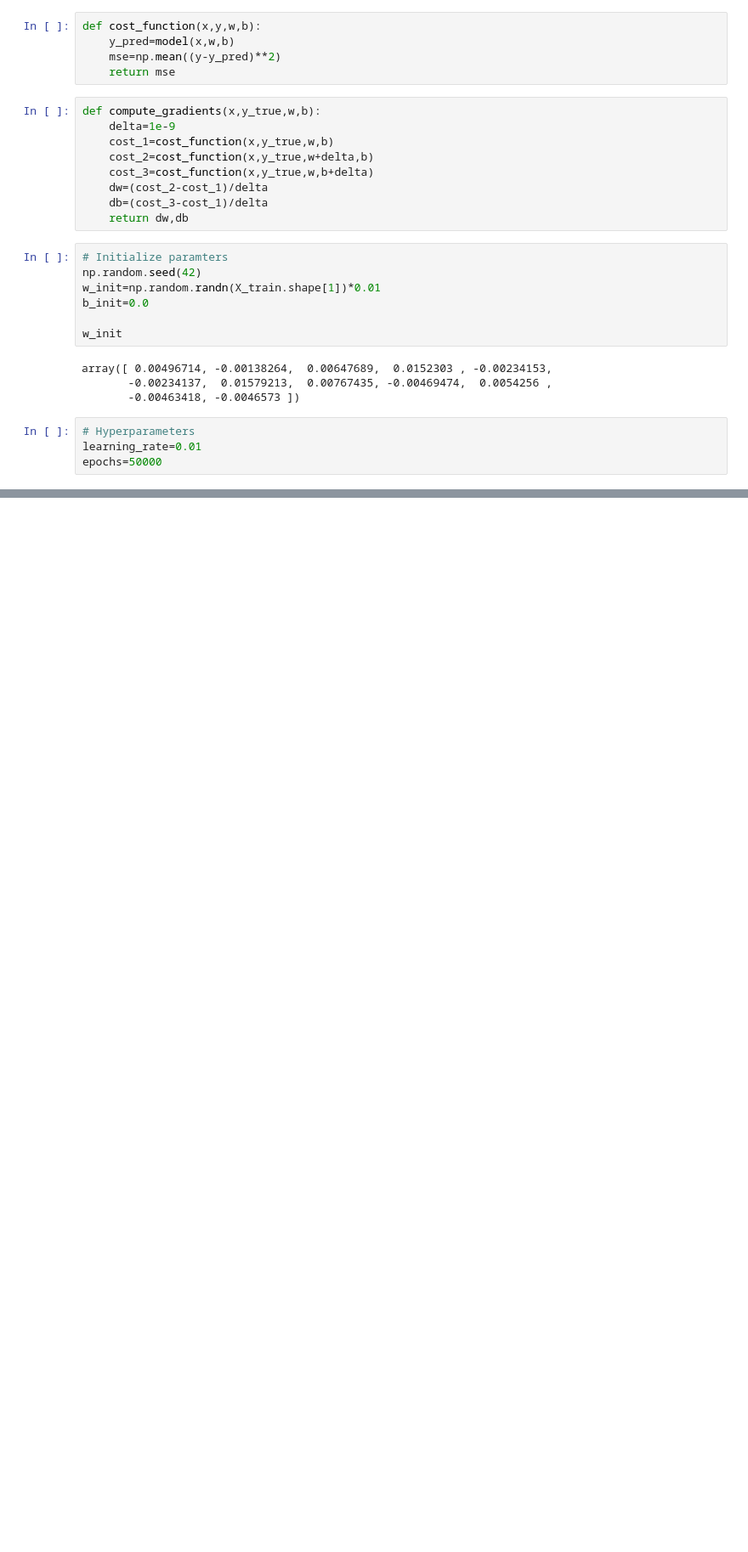
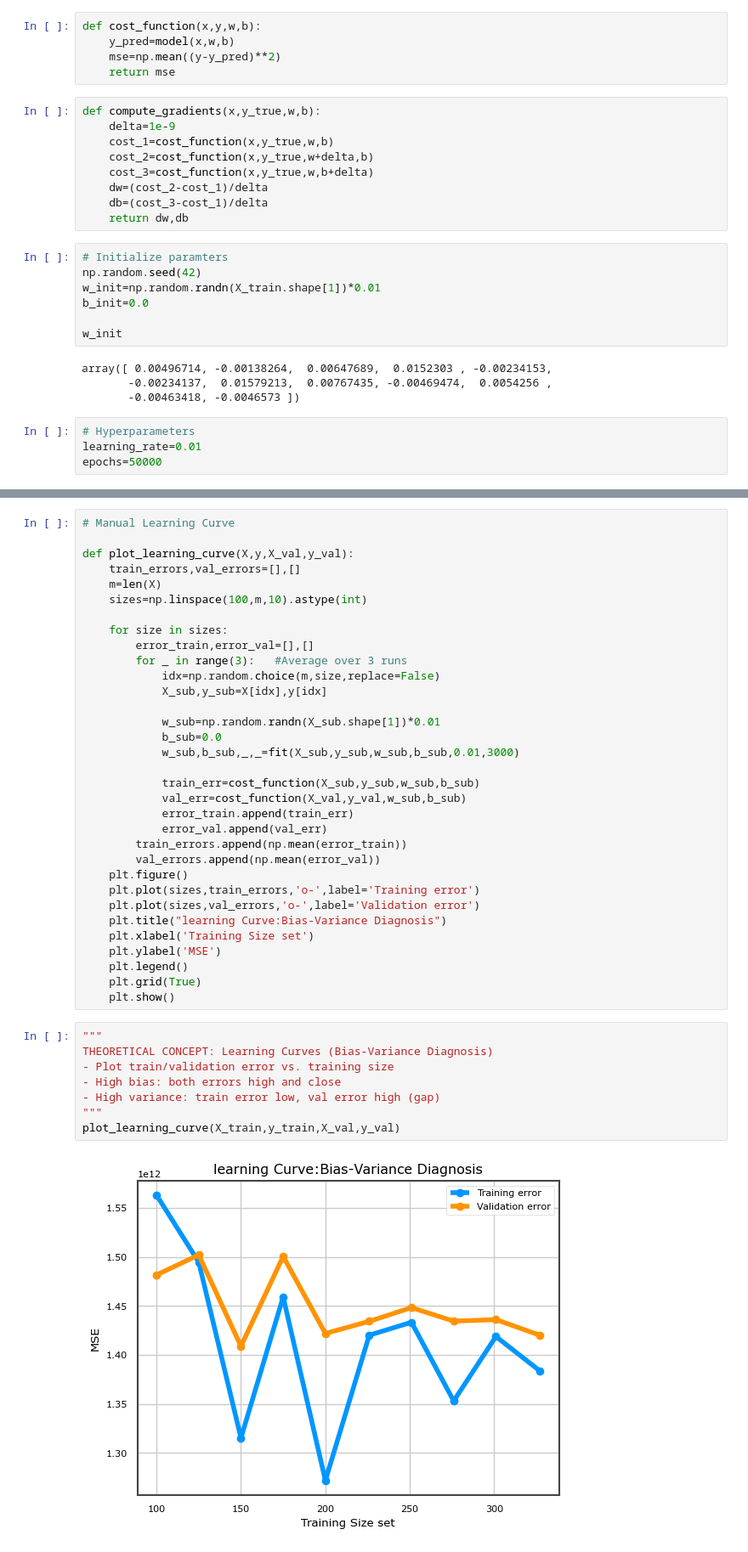
Before and after one commit to Irtisam99/Regression_Analysis, a Jupyter notebook: Mutiple-Linear Regression and Bias-Variance-tradeoff.ipynb, the cells around one changed output, grey strips where cells are left out. Shown at 85% size. Drawn from its saved outputs; the diff is of its cells as text; blank space fills up the shorter version.

Commit message:
learning curve

```diff
--- a/Mutiple-Linear Regression and Bias-Variance-tradeoff.ipynb
+++ b/Mutiple-Linear Regression and Bias-Variance-tradeoff.ipynb
@@ -262,0 +373,43 @@ epochs=50000
+# %%
+# Manual Learning Curve
+
+def plot_learning_curve(X,y,X_val,y_val):
+    train_errors,val_errors=[],[]
+    m=len(X)
+    sizes=np.linspace(100,m,10).astype(int)
+
+    for size in sizes:
+        error_train,error_val=[],[]
+        for _ in range(3):   #Average over 3 runs
+            idx=np.random.choice(m,size,replace=False)
+            X_sub,y_sub=X[idx],y[idx]
+
+            w_sub=np.random.randn(X_sub.shape[1])*0.01
+            b_sub=0.0
+            w_sub,b_sub,_,_=fit(X_sub,y_sub,w_sub,b_sub,0.01,3000)
+
+            train_err=cost_function(X_sub,y_sub,w_sub,b_sub)
+            val_err=cost_function(X_val,y_val,w_sub,b_sub)
+            error_train.append(train_err)
+            error_val.append(val_err)
+        train_errors.append(np.mean(error_train))
+        val_errors.append(np.mean(error_val))
+    plt.figure()
+    plt.plot(sizes,train_errors,'o-',label='Training error')
+    plt.plot(sizes,val_errors,'o-',label='Validation error')
+    plt.title("learning Curve:Bias-Variance Diagnosis")
+    plt.xlabel('Training Size set')
+    plt.ylabel('MSE')
+    plt.legend()
+    plt.grid(True)
+    plt.show()
+# %%
+"""
+THEORETICAL CONCEPT: Learning Curves (Bias-Variance Diagnosis)
+- Plot train/validation error vs. training size
+- High bias: both errors high and close
+- High variance: train error low, val error high (gap)
+"""
+plot_learning_curve(X_train,y_train,X_val,y_val)
+# %% [output]
+[figure, added]
```
Also changed, not shown: parts of 9 cells of this notebook.
